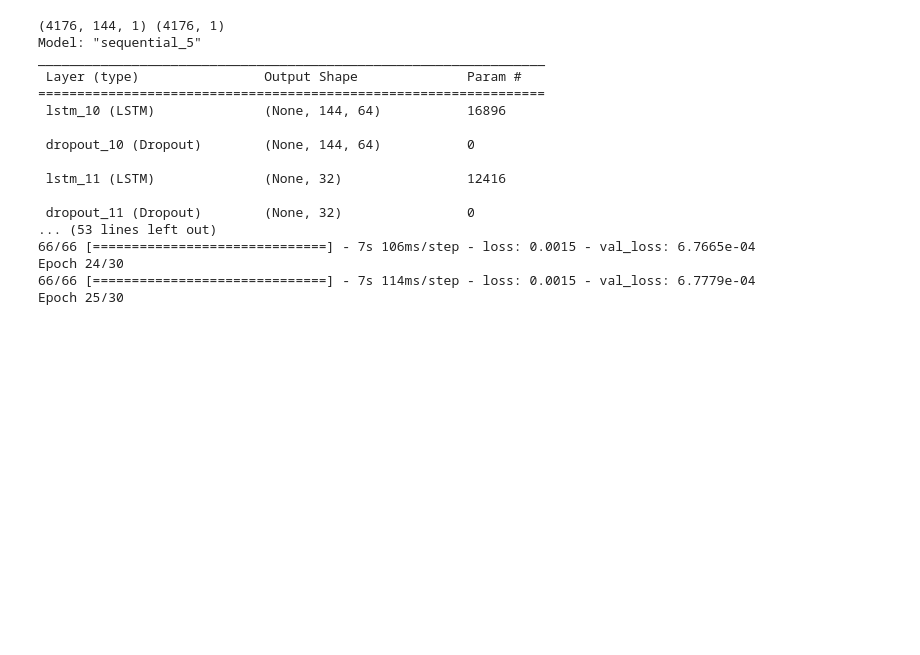
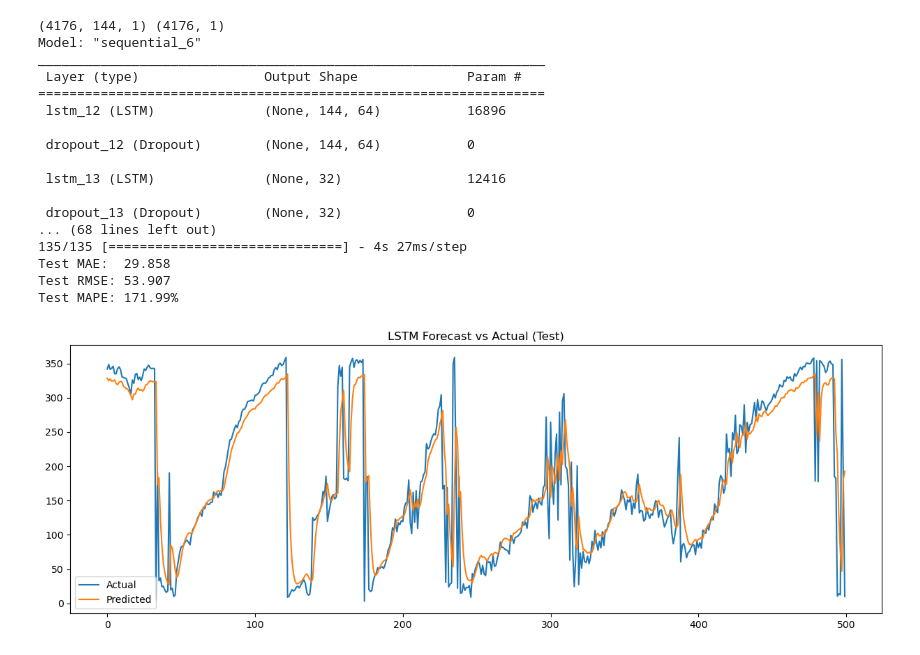
Before and after one commit to rowin1102/Project_03, a Jupyter notebook: soorim/02_4model_LSTM copy.ipynb, the cells around one changed output. Saved outputs shown, nothing was run; the diff lists cells and outputs as text; code cells hidden in the pictures; blank space fills up the shorter version.

```diff
--- a/soorim/02_4model_LSTM copy.ipynb
+++ b/soorim/02_4model_LSTM copy.ipynb
@@ -27,8 +27,8 @@ test_df  = test_df.sort_values('datetime')
 # ------------------------------
 scaler = MinMaxScaler()
 
-train_scaled = scaler.fit_transform(train_df[['sea_speed']])
-test_scaled  = scaler.transform(test_df[['sea_speed']])
+train_scaled = scaler.fit_transform(train_df[['sea_dir_i']])
+test_scaled  = scaler.transform(test_df[['sea_dir_i']])
 
 # ------------------------------
 # 3) 시퀀스 생성 함수
@@ -84,11 +84,11 @@ y_pred = scaler.inverse_transform(y_pred_scaled)
 y_true = scaler.inverse_transform(y_test)
 
 # 모델 저장
-model.save('./model/Uljin/lstm_model_seaSpeed.h5')
+model.save('./model/Uljin/lstm_model_seaDirI.h5')
 
 # 스케일러 저장
 import joblib
-joblib.dump(scaler, './scaler/Uljin/seaSpeed_scaler.pkl')
+joblib.dump(scaler, './scaler/Uljin/seaDirI_scaler.pkl')
 
 # ------------------------------
 # 7) 평가 지표 계산
@@ -99,43 +99,44 @@ mae = mean_absolute_error(y_true, y_pred)
 
 # RMSE (평균 제곱근 오차)
 rmse = np.sqrt(mean_squared_error(y_true, y_pred))
 
 # MAPE (평균 절대 백분율 오차)
 mape = np.mean(np.abs((y_true - y_pred) / y_true)) * 100
 
 print(f"Test MAE:  {mae:.3f}")
 print(f"Test RMSE: {rmse:.3f}")
 print(f"Test MAPE: {mape:.2f}%")
 
 # ------------------------------
 # 8) 시각화
 # ------------------------------
 import matplotlib.pyplot as plt
 
 plt.figure(figsize=(15,5))
 plt.plot(y_true[:500], label='Actual')   # 일부만 plot
 plt.plot(y_pred[:500], label='Predicted')
 plt.title('LSTM Forecast vs Actual (Test)')
 plt.legend()
 plt.show()
 # %% [output]
 (4176, 144, 1) (4176, 1)
-Model: "sequential_5"
+Model: "sequential_6"
 _________________________________________________________________
  Layer (type)                Output Shape              Param #
 =================================================================
- lstm_10 (LSTM)              (None, 144, 64)           16896
+ lstm_12 (LSTM)              (None, 144, 64)           16896
 
- dropout_10 (Dropout)        (None, 144, 64)           0
+ dropout_12 (Dropout)        (None, 144, 64)           0
 
- lstm_11 (LSTM)              (None, 32)                12416
+ lstm_13 (LSTM)              (None, 32)                12416
 
- dropout_11 (Dropout)        (None, 32)                0
-... (53 lines left out)
-66/66 [==============================] - 7s 106ms/step - loss: 0.0015 - val_loss: 6.7665e-04
-Epoch 24/30
-66/66 [==============================] - 7s 114ms/step - loss: 0.0015 - val_loss: 6.7779e-04
-Epoch 25/30
+ dropout_13 (Dropout)        (None, 32)                0
+... (68 lines left out)
+135/135 [==============================] - 4s 27ms/step
+Test MAE:  29.858
+Test RMSE: 53.907
+Test MAPE: 171.99%
+[figure, added]
 # %%
 import pandas as pd
 import numpy as np
```
Also changed, not shown: parts of 1 cell of this notebook, 8 other files.
